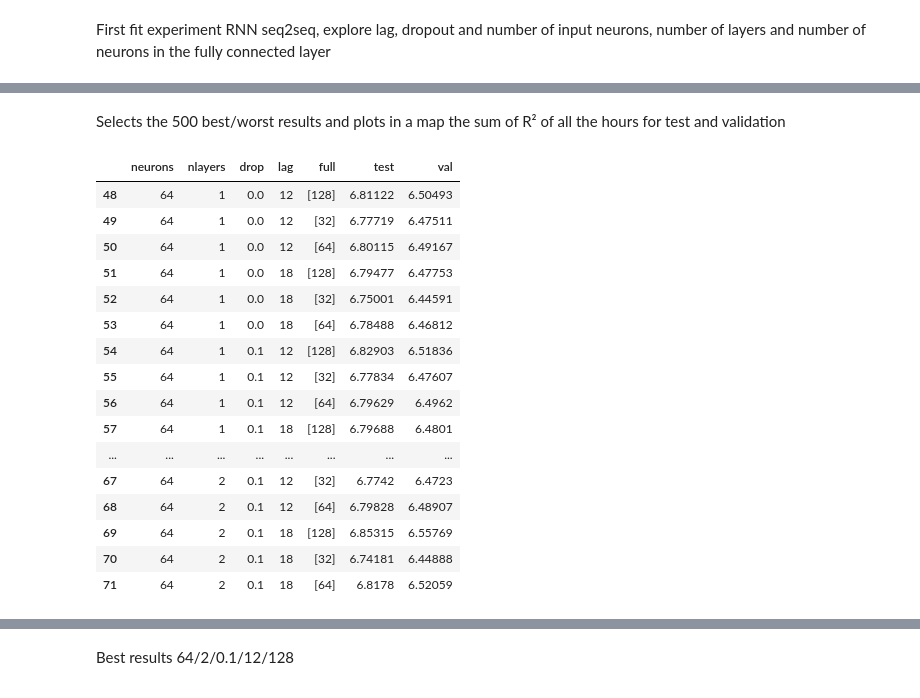
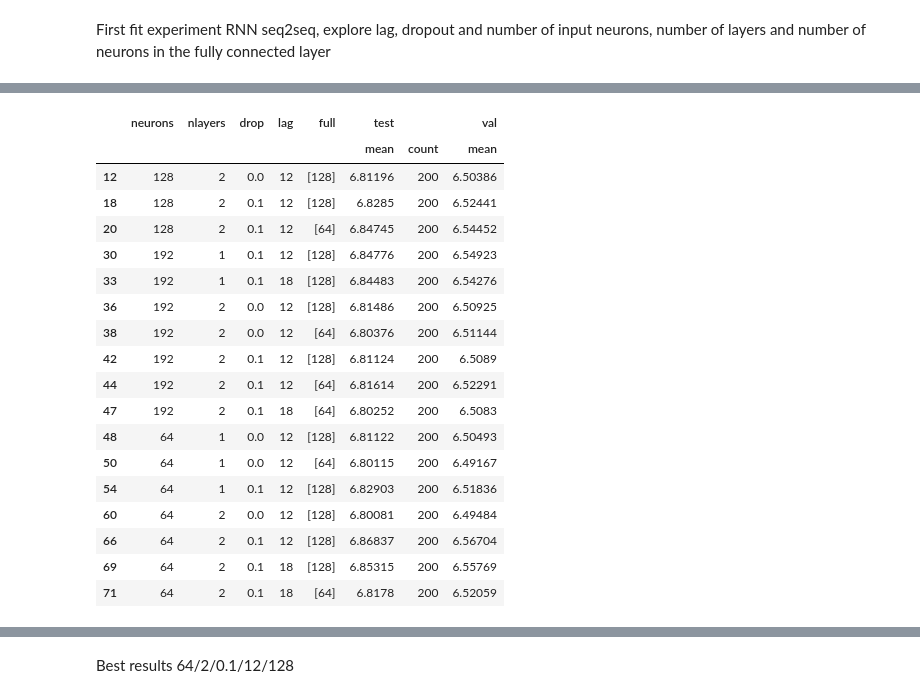
Before and after one commit to bejar/Wind, a Jupyter notebook: Notebooks/Tunning/ParameterTunningRNNS2S.ipynb, the cells around one changed output, grey strips where cells are left out. Drawn from its saved outputs; the diff is of its cells as text; code cells hidden in the pictures.

```diff
--- a/Notebooks/Tunning/ParameterTunningRNNS2S.ipynb
+++ b/Notebooks/Tunning/ParameterTunningRNNS2S.ipynb
@@ -52,2 +48,0 @@ array([<matplotlib.axes._subplots.AxesSubplot object at 0x...>,
-# %% [markdown]
-Selects the 500 best/worst results and plots in a map the sum of R² of all the hours for test and validation
@@ -58,21 +49,25 @@ Selects the 500 best/worst results and plots in a map the sum of R² of all the
 # %%
-b =a.groupby(by=['neurons', 'nlayers', 'drop', 'lag', 'full'],as_index=False).mean()
-b[b.neurons=='64'].style.highlight_max()
+
+b =a.groupby(by=['neurons', 'nlayers', 'drop', 'lag', 'full'],as_index=False).agg({'test':['mean','count'], 'val':'mean', })
+
+b[b['test']['mean'] > 6.8].style.highlight_max()
 # %% [output]
-|  | neurons | nlayers | drop | lag | full | test | val |
-| 48 | 64 | 1 | 0.0 | 12 | [128] | 6.81122 | 6.50493 |
-| 49 | 64 | 1 | 0.0 | 12 | [32] | 6.77719 | 6.47511 |
-| 50 | 64 | 1 | 0.0 | 12 | [64] | 6.80115 | 6.49167 |
-| 51 | 64 | 1 | 0.0 | 18 | [128] | 6.79477 | 6.47753 |
-| 52 | 64 | 1 | 0.0 | 18 | [32] | 6.75001 | 6.44591 |
-| 53 | 64 | 1 | 0.0 | 18 | [64] | 6.78488 | 6.46812 |
-| 54 | 64 | 1 | 0.1 | 12 | [128] | 6.82903 | 6.51836 |
-| 55 | 64 | 1 | 0.1 | 12 | [32] | 6.77834 | 6.47607 |
-| 56 | 64 | 1 | 0.1 | 12 | [64] | 6.79629 | 6.4962 |
-| 57 | 64 | 1 | 0.1 | 18 | [128] | 6.79688 | 6.4801 |
-| ... | ... | ... | ... | ... | ... | ... | ... |
-| 67 | 64 | 2 | 0.1 | 12 | [32] | 6.7742 | 6.4723 |
-| 68 | 64 | 2 | 0.1 | 12 | [64] | 6.79828 | 6.48907 |
-| 69 | 64 | 2 | 0.1 | 18 | [128] | 6.85315 | 6.55769 |
-| 70 | 64 | 2 | 0.1 | 18 | [32] | 6.74181 | 6.44888 |
-| 71 | 64 | 2 | 0.1 | 18 | [64] | 6.8178 | 6.52059 |
+|  | neurons | nlayers | drop | lag | full | test |  | val |
+|  |  |  |  |  |  | mean | count | mean |
+| 12 | 128 | 2 | 0.0 | 12 | [128] | 6.81196 | 200 | 6.50386 |
+| 18 | 128 | 2 | 0.1 | 12 | [128] | 6.8285 | 200 | 6.52441 |
+| 20 | 128 | 2 | 0.1 | 12 | [64] | 6.84745 | 200 | 6.54452 |
+| 30 | 192 | 1 | 0.1 | 12 | [128] | 6.84776 | 200 | 6.54923 |
+| 33 | 192 | 1 | 0.1 | 18 | [128] | 6.84483 | 200 | 6.54276 |
+| 36 | 192 | 2 | 0.0 | 12 | [128] | 6.81486 | 200 | 6.50925 |
+| 38 | 192 | 2 | 0.0 | 12 | [64] | 6.80376 | 200 | 6.51144 |
+| 42 | 192 | 2 | 0.1 | 12 | [128] | 6.81124 | 200 | 6.5089 |
+| 44 | 192 | 2 | 0.1 | 12 | [64] | 6.81614 | 200 | 6.52291 |
+| 47 | 192 | 2 | 0.1 | 18 | [64] | 6.80252 | 200 | 6.5083 |
+| 48 | 64 | 1 | 0.0 | 12 | [128] | 6.81122 | 200 | 6.50493 |
+| 50 | 64 | 1 | 0.0 | 12 | [64] | 6.80115 | 200 | 6.49167 |
+| 54 | 64 | 1 | 0.1 | 12 | [128] | 6.82903 | 200 | 6.51836 |
+| 60 | 64 | 2 | 0.0 | 12 | [128] | 6.80081 | 200 | 6.49484 |
+| 66 | 64 | 2 | 0.1 | 12 | [128] | 6.86837 | 200 | 6.56704 |
+| 69 | 64 | 2 | 0.1 | 18 | [128] | 6.85315 | 200 | 6.55769 |
+| 71 | 64 | 2 | 0.1 | 18 | [64] | 6.8178 | 200 | 6.52059 |
```
Also changed, not shown: parts of 61 cells of this notebook, 6 other files.
